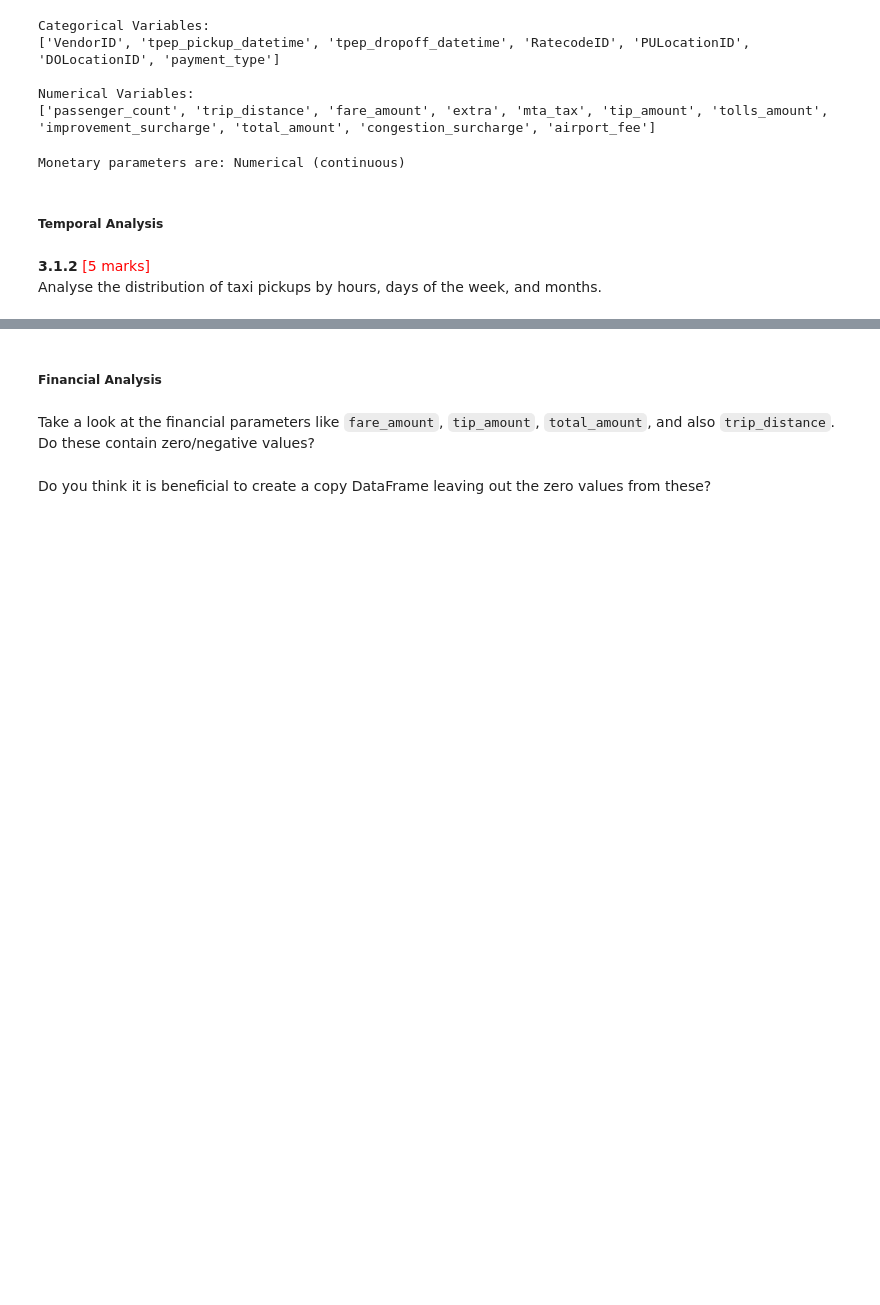
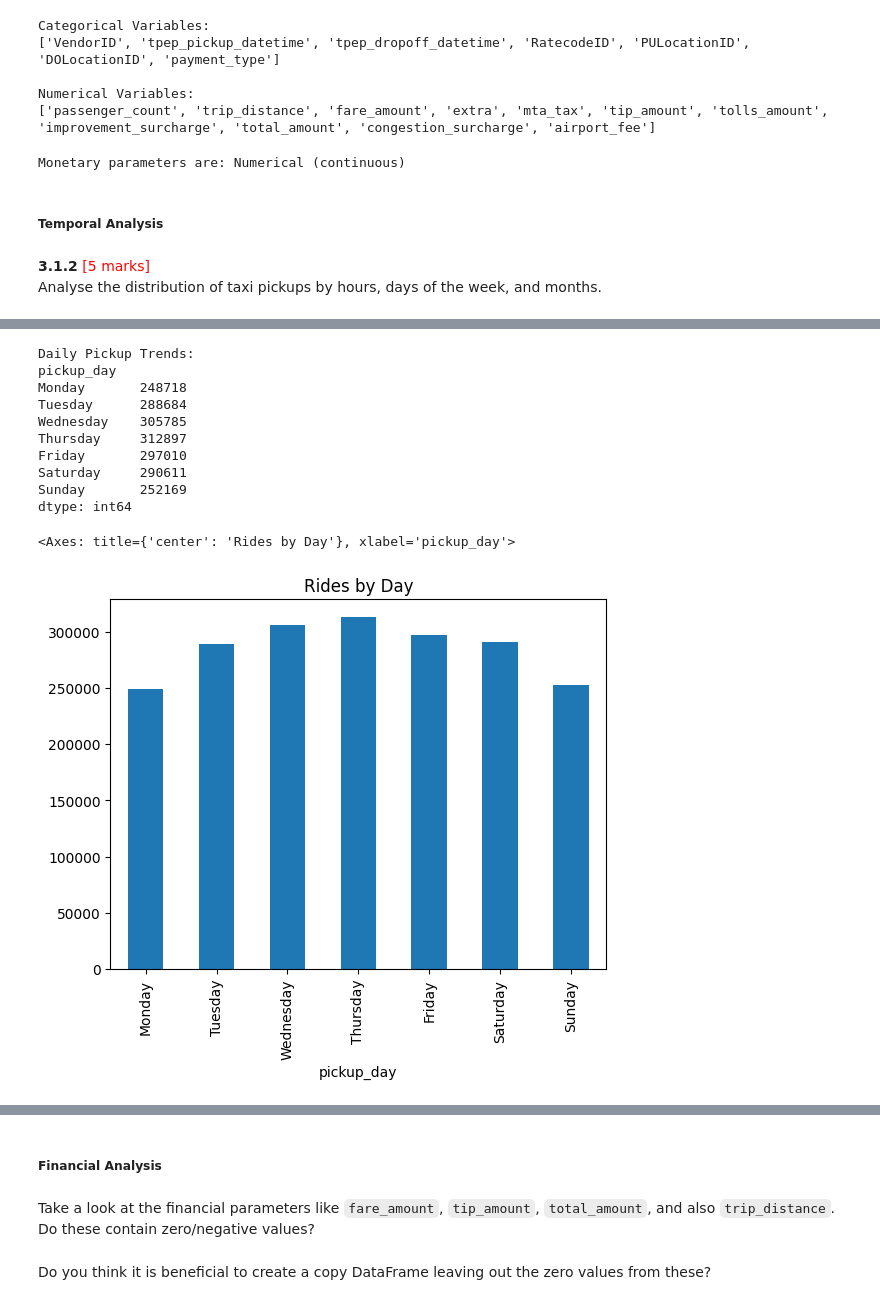
Before and after one commit to sundeepgarg/EDA_Optimising_NYC_Taxis_Sundeep, a Jupyter notebook: Sundeep_EDA_Assg_NYC_Taxi_Starter.ipynb, the cells around one changed output, grey strips where cells are left out. Cells and saved outputs as stored; diff of their text form; code cells hidden in the pictures; blank space fills up the shorter version.

```diff
--- a/Sundeep_EDA_Assg_NYC_Taxi_Starter.ipynb
+++ b/Sundeep_EDA_Assg_NYC_Taxi_Starter.ipynb
@@ -1137,0 +1164,26 @@ Analyse the distribution of taxi pickups by hours, days of the week, and months.
+# %%
+# Find and show the daily trends in taxi pickups (days of the week)
+# Extract day names
+df1['pickup_day'] = df1['tpep_pickup_datetime'].dt.day_name()
+
+# Order days properly
+days_order = ['Monday', 'Tuesday', 'Wednesday', 'Thursday', 'Friday', 'Saturday', 'Sunday']
+daily_trends = df1.groupby('pickup_day').size().reindex(days_order)
+print("\nDaily Pickup Trends:")
+print(daily_trends)
+
+# Basic plot
+daily_trends.plot(kind='bar', title='Rides by Day')
+# %% [output]
+Daily Pickup Trends:
+pickup_day
+Monday       248718
+Tuesday      288684
+Wednesday    305785
+Thursday     312897
+Friday       297010
+Saturday     290611
+Sunday       252169
+dtype: int64
+<Axes: title={'center': 'Rides by Day'}, xlabel='pickup_day'>
+[figure, added]
```
Also changed, not shown: parts of 5 cells of this notebook.
